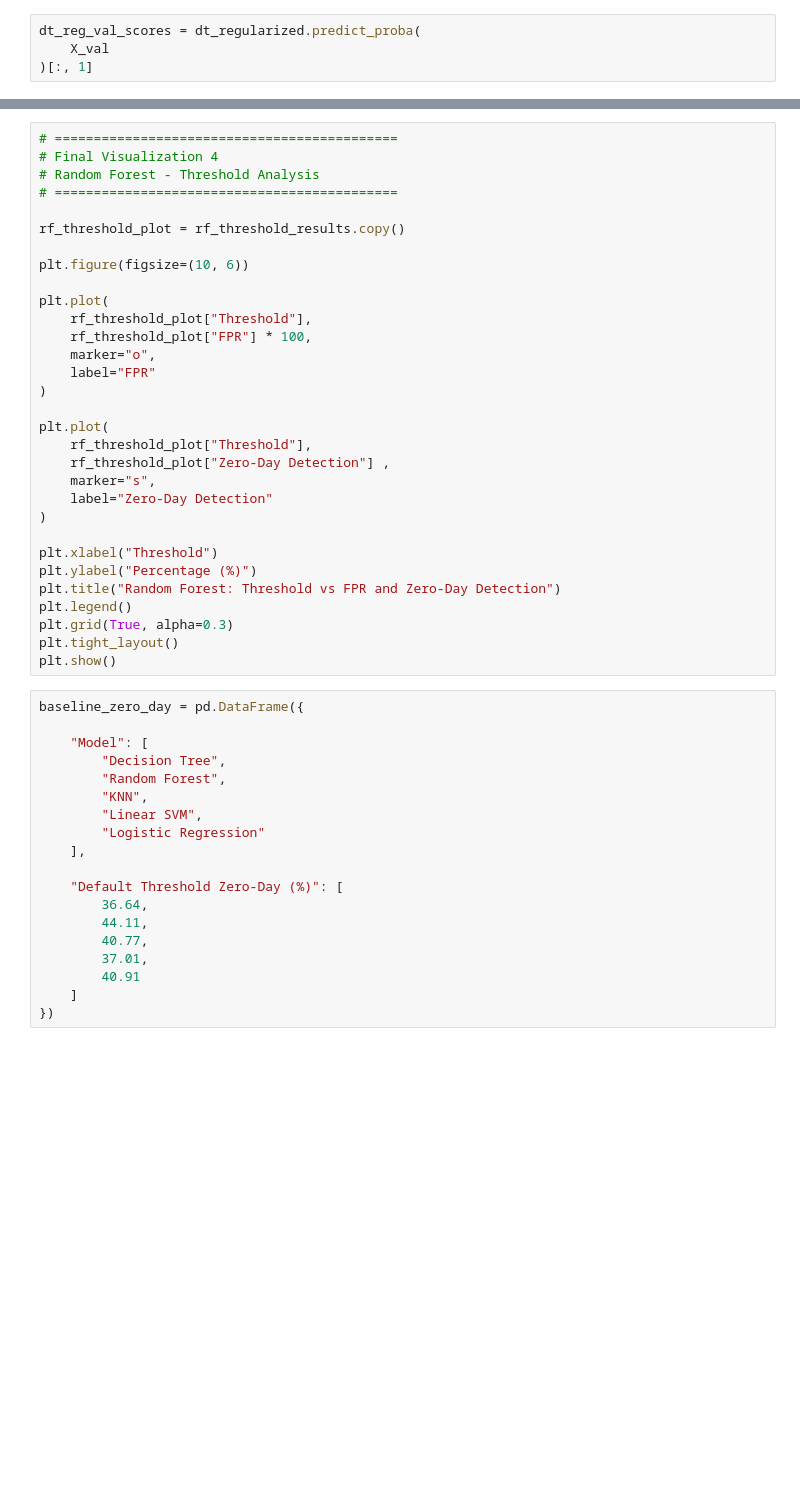
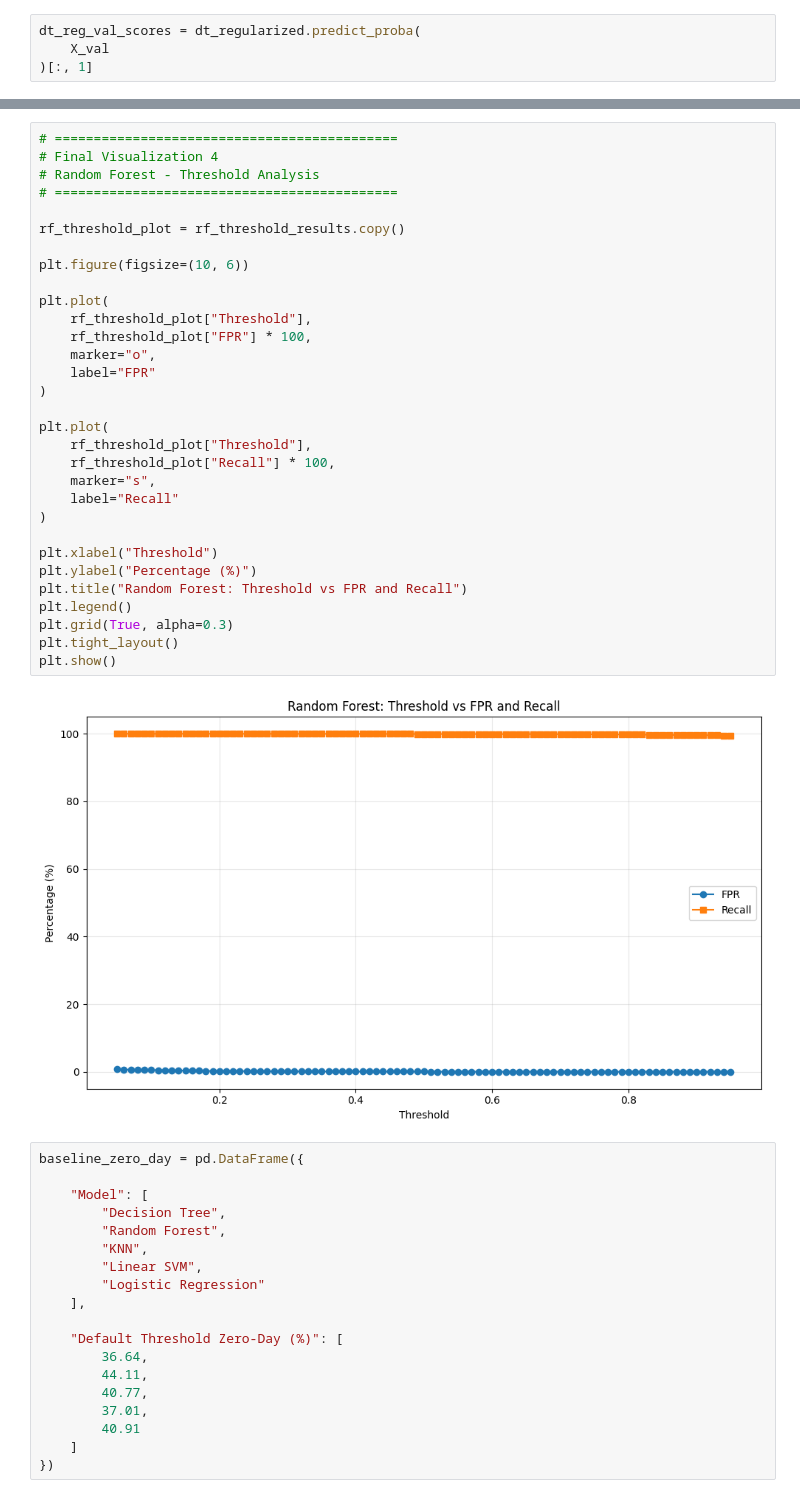
Before and after one commit to MaryamGhodsi8/ZeroDayAttackDetection, a Jupyter notebook: notebooks/14_Zero_Day_Optimization.ipynb, the cells around one changed output, grey strips where cells are left out. Cells and saved outputs as stored; diff of their text form; blank space fills up the shorter version.

```diff
--- a/notebooks/14_Zero_Day_Optimization.ipynb
+++ b/notebooks/14_Zero_Day_Optimization.ipynb
@@ -1250,34 +1502,36 @@ plt.show()
 # %%
 # ============================================
 # Final Visualization 4
 # Random Forest - Threshold Analysis
 # ============================================
 
 rf_threshold_plot = rf_threshold_results.copy()
 
 plt.figure(figsize=(10, 6))
 
 plt.plot(
     rf_threshold_plot["Threshold"],
     rf_threshold_plot["FPR"] * 100,
     marker="o",
     label="FPR"
 )
 
 plt.plot(
     rf_threshold_plot["Threshold"],
-    rf_threshold_plot["Zero-Day Detection"] ,
+    rf_threshold_plot["Recall"] * 100,
     marker="s",
-    label="Zero-Day Detection"
+    label="Recall"
 )
 
 plt.xlabel("Threshold")
 plt.ylabel("Percentage (%)")
-plt.title("Random Forest: Threshold vs FPR and Zero-Day Detection")
+plt.title("Random Forest: Threshold vs FPR and Recall")
 plt.legend()
 plt.grid(True, alpha=0.3)
 plt.tight_layout()
 plt.show()
+# %% [output]
+[figure, added]
 # %%
 baseline_zero_day = pd.DataFrame({
 
```
Also changed, not shown: parts of 38 cells of this notebook, 18 other files.
